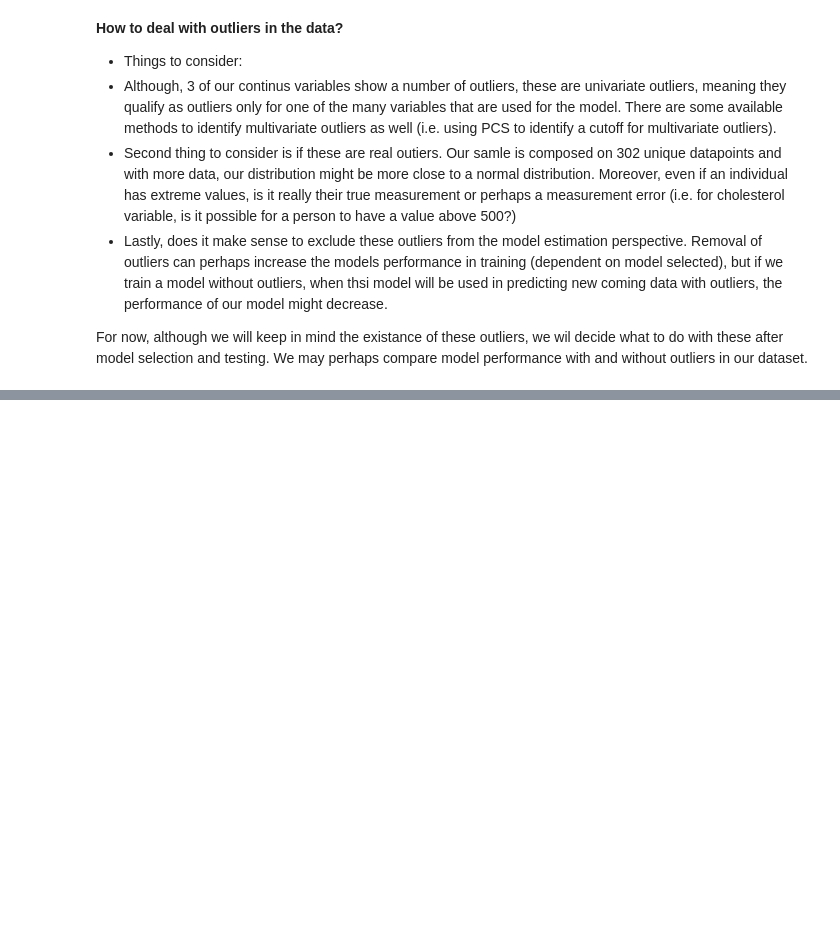
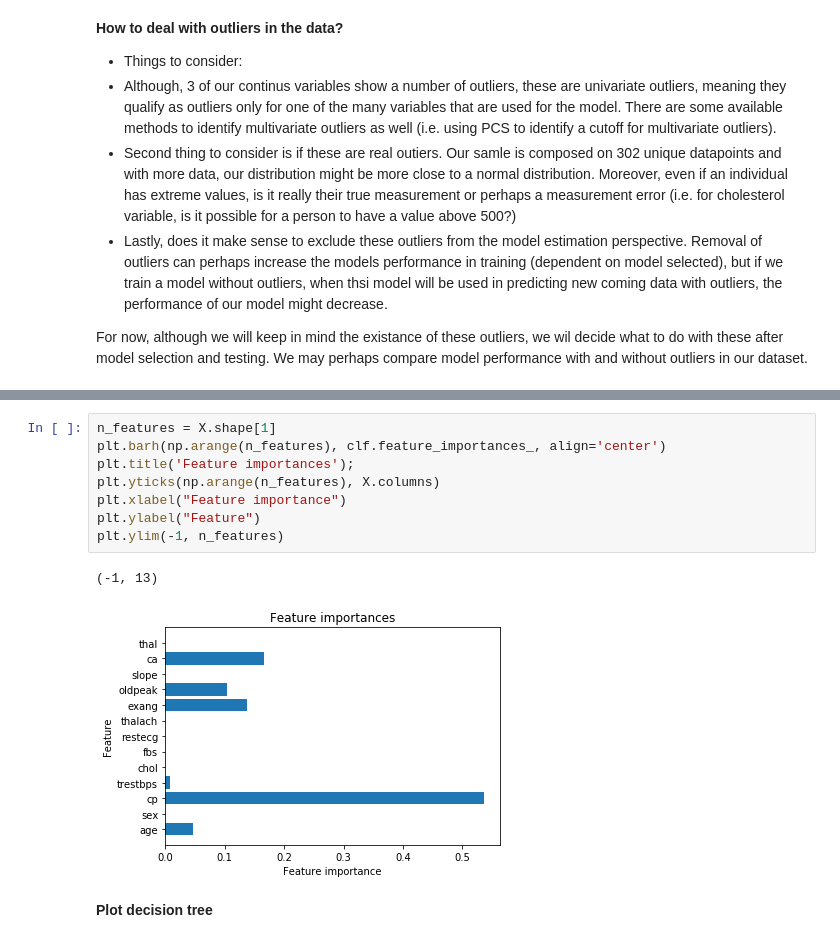
Before and after one commit to ozlemkorucuoglu/KaagleProject, a Jupyter notebook: KaagleProject-2.ipynb, the cells around one changed output, grey strips where cells are left out. Drawn from its saved outputs; the diff is of its cells as text; blank space fills up the shorter version.

```diff
--- a/KaagleProject-2.ipynb
+++ b/KaagleProject-2.ipynb
@@ -192,0 +307,13 @@ For now, although we will keep in mind the existance of these outliers, we wil d
+# %%
+n_features = X.shape[1]
+plt.barh(np.arange(n_features), clf.feature_importances_, align='center')
+plt.title('Feature importances');
+plt.yticks(np.arange(n_features), X.columns)
+plt.xlabel("Feature importance")
+plt.ylabel("Feature")
+plt.ylim(-1, n_features)
+# %% [output]
+(-1, 13)
+[figure, added]
+# %% [markdown]
+**Plot decision tree**
```
Also changed, not shown: parts of 38 cells of this notebook, 12 other files.
